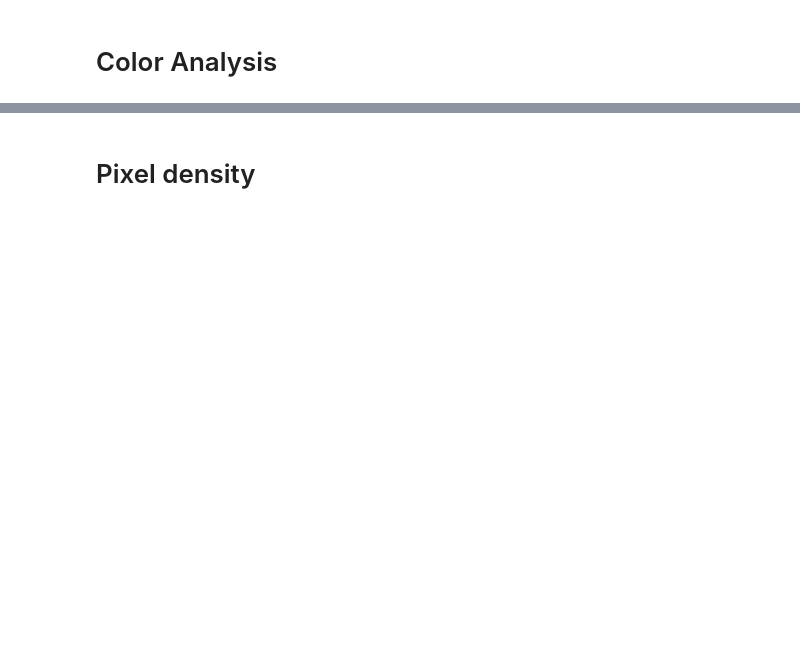
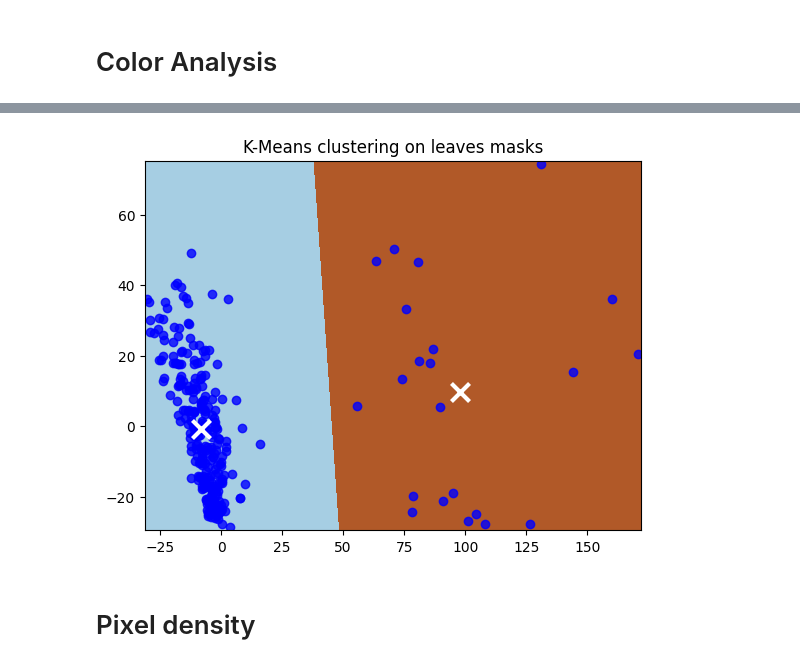
Before and after one commit to juliokscesar/scg-leaf-count, a Jupyter notebook: sandbox.ipynb, the cells around one changed output, grey strips where cells are left out. Drawn from its saved outputs; the diff is of its cells as text; code cells hidden in the pictures; blank space fills up the shorter version.

```diff
--- a/sandbox.ipynb
+++ b/sandbox.ipynb
@@ -120,12 +126,14 @@ alldf = pd.DataFrame(cspaceAnalysis["ALL"], columns=[
     "R Mean", "G Mean", "B Mean", "H Mean", "S Mean", "V Mean", "Gray mean", "R std", "G std", "B std", "H std", "S std", "V std", "Gray std", "Class"
 ])
 
-class_color = lambda df: df["Class"].map({
+class_c_map = {
     "light": "b",
     "medium": "g",
     "dark": "r",
     "dead": "k"
-})
+}
+
+class_color = lambda df: df["Class"].map(class_c_map)
 
 scatter_matrix(rgbdf.iloc[:,:-1], figsize=(12,12), diagonal="kde", c=class_color(rgbdf))
 scatter_matrix(hsvdf.iloc[:,:-1], figsize=(12,12), diagonal="kde", c=class_color(hsvdf))
@@ -140,3 +192,35 @@ print(len(img_hists[imgs[0]]["RGB"]["masks"]))
+# %%
+# Visualize clusters
+h = 0.02
+
+x_min, x_max = reduced[:,0].min() - 1, reduced[:,0].max() + 1
+y_min, y_max = reduced[:,1].min() - 1, reduced[:,1].max() + 1
+xx, yy = np.meshgrid(np.arange(x_min, x_max, h), np.arange(y_min, y_max, h))
+
+# Obtain labels for each point in mesh. Use last trained model.
+Z = kmeans.predict(np.c_[xx.ravel(), yy.ravel()])
+
+# Put the result into a color plot
+Z = Z.reshape(xx.shape)
+# %%
+fig, ax = plt.subplots()
+ax.imshow(Z, interpolation="nearest", extent=(xx.min(), xx.max(), yy.min(), yy.max()),
+          cmap=plt.cm.Paired, aspect="auto", origin="lower")
+
+for c in class_c_map:
+    c_data = reduced[alldf["Class"] == c,:]
+    ax.scatter(c_data[:,0], c_data[:,1], color=class_c_map[c], alpha=0.8)
+
+#ax.plot(reduced[:,0], reduced[:,1], )
+centroids = kmeans.cluster_centers_
+ax.scatter(centroids[:,0], centroids[:,1], marker="x", s=169, color="w", zorder=10, linewidth=3)
+ax.set(title="K-Means clustering on leaves masks",
+       xlim=(x_min, x_max),
+       ylim=(y_min, y_max))
+
+plt.show()
+# %% [output]
+[figure, added]
 # %% [markdown]
 # Pixel density
 # %%
```
Also changed, not shown: parts of 9 cells of this notebook, 2 other files.
